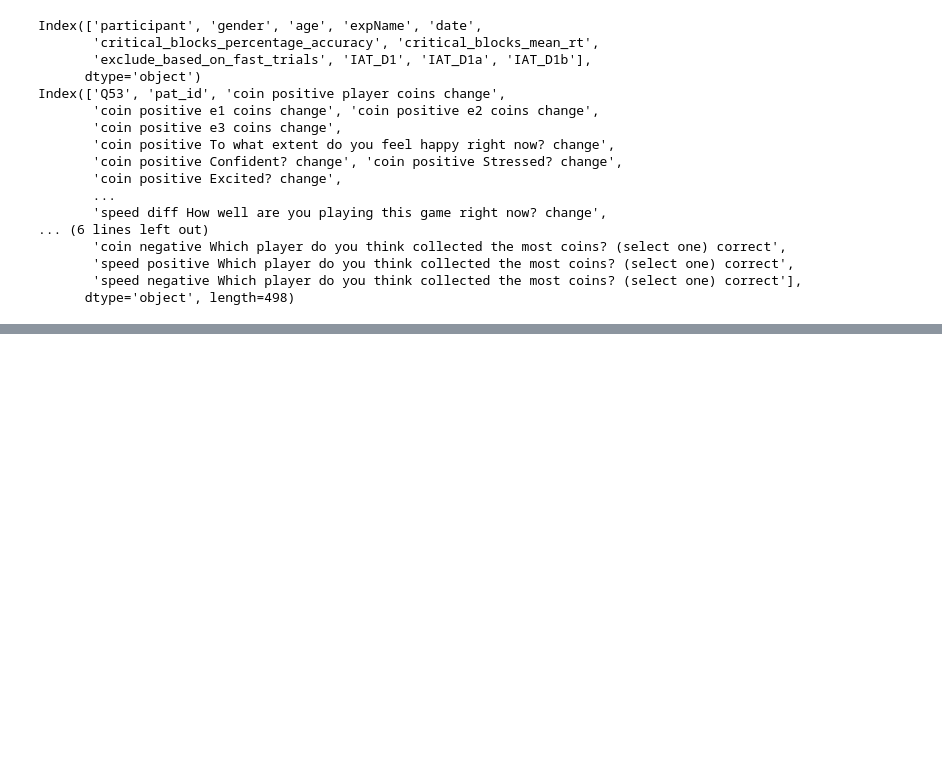
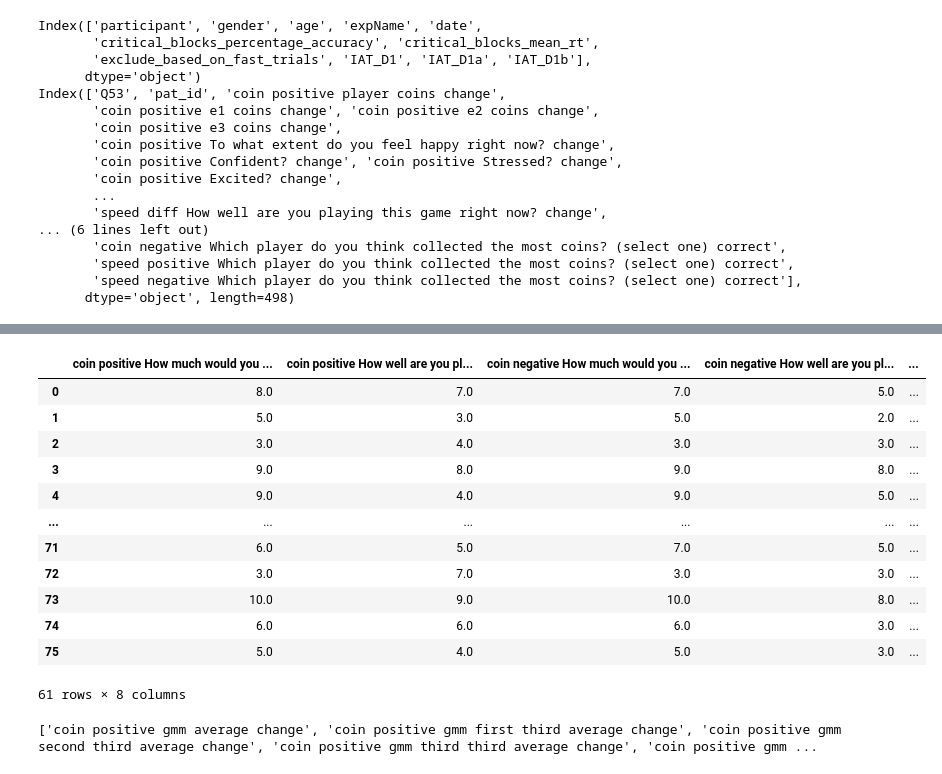
Before and after one commit to nxdens/pat-data-processing, a Jupyter notebook: iat_pat_analysis.ipynb, the cells around one changed output, grey strips where cells are left out. Saved outputs shown, nothing was run; the diff lists cells and outputs as text; code cells hidden in the pictures; blank space fills up the shorter version.

```diff
--- a/iat_pat_analysis.ipynb
+++ b/iat_pat_analysis.ipynb
@@ -198,0 +243,22 @@ v1 vs v2 p: 0.04518681288576239 for speed negative player most boolean
+# %%
+moodcols = [" ".join((block, col, "change")) for block in SHORT_BLOCKTYPES for col in QUESTIONTYPES[10:12]]
+v1[moodcols]
+# %% [output]
+|  | coin positive How much would you ... | coin positive How well are you pl... | coin negative How much would you ... | coin negative How well are you pl... | ... |
+| 0 | 8.0 | 7.0 | 7.0 | 5.0 | ... |
+| 1 | 5.0 | 3.0 | 5.0 | 2.0 | ... |
+| 2 | 3.0 | 4.0 | 3.0 | 3.0 | ... |
+| 3 | 9.0 | 8.0 | 9.0 | 8.0 | ... |
+| 4 | 9.0 | 4.0 | 9.0 | 5.0 | ... |
+| ... | ... | ... | ... | ... | ... |
+| 71 | 6.0 | 5.0 | 7.0 | 5.0 | ... |
+| 72 | 3.0 | 7.0 | 3.0 | 3.0 | ... |
+| 73 | 10.0 | 9.0 | 10.0 | 8.0 | ... |
+| 74 | 6.0 | 6.0 | 6.0 | 3.0 | ... |
+| 75 | 5.0 | 4.0 | 5.0 | 3.0 | ... |
+61 rows × 8 columns
+# %%
+gmm_cols = [col for col in v1.columns if 'gmm' in col]
+print(gmm_cols)
+# %% [output]
+['coin positive gmm average change', 'coin positive gmm first third average change', 'coin positive gmm second third average change', 'coin positive gmm third third average change', 'coin positive gmm ...
```
Also changed, not shown: parts of 24 cells of this notebook, 5 other files.
